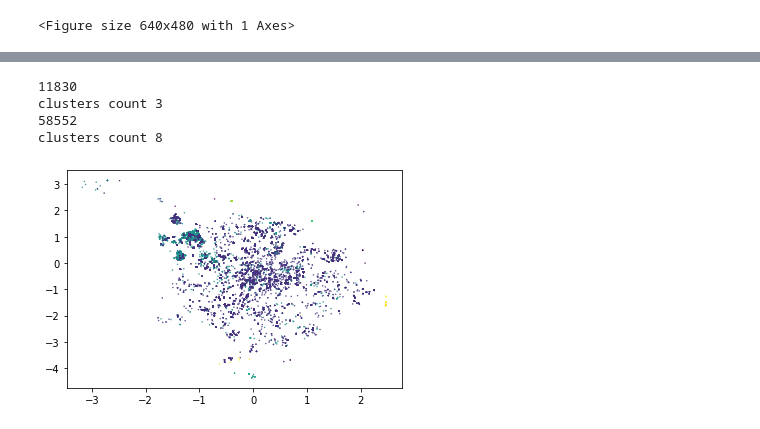
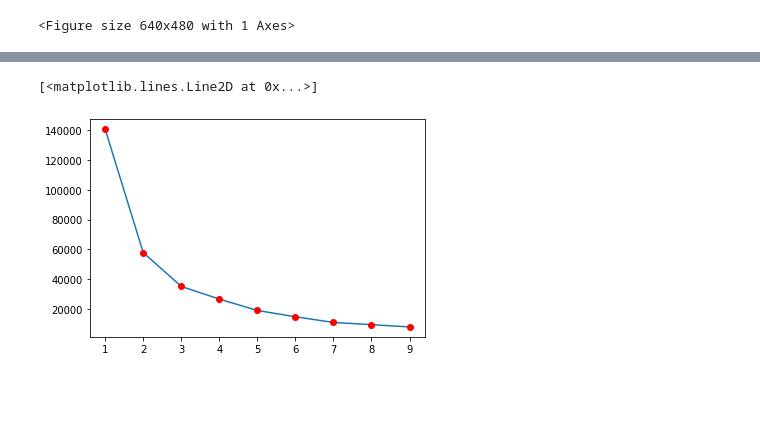
Before and after one commit to just-think/netology_aml, a Jupyter notebook: 5_Clastering/homework/homework clustering.ipynb, the cells around one changed output, grey strips where cells are left out. Saved outputs shown, nothing was run; the diff lists cells and outputs as text; code cells hidden in the pictures; blank space fills up the shorter version.

```diff
--- a/5_Clastering/homework/homework clustering.ipynb
+++ b/5_Clastering/homework/homework clustering.ipynb
@@ -43 +46,3 @@ plt.show()
+# %%
+X = df[['x','y']]
 # %%
@@ -58,17 +52,16 @@ plt.scatter(X_scaled[:,0], X_scaled[:,1], [0.2 for s in range(len(df))], cluster
-# %%
-positive_X = X[df.comment_class == 1]
-negative_X = X[df.comment_class == -1]
-
-for _X in (positive_X, negative_X):
-    _X_scaled = scaler.transform(_X)
-    clusters = DBSCAN(0.3).fit_predict(_X_scaled)
-    plt.scatter(_X_scaled[:,0], _X_scaled[:,1], [0.2 for s in range(len(_X_scaled))], clusters)
-    print(len(_X_scaled))
-    print(f"clusters count {len(pd.DataFrame(clusters)[0].unique())}")
-plt.show()
-# %% [output]
-11830
-clusters count 3
-58552
-clusters count 8
-[figure, removed]
+# %%
+from sklearn.cluster import KMeans
+
+k_inertia = []
+ks = range(1,10)
+
+for k in ks:
+    clf_kmeans = KMeans(n_clusters=k)
+    clusters_kmeans = clf_kmeans.fit_predict(X_scaled, )
+    k_inertia.append(clf_kmeans.inertia_)
+# %%
+plt.plot(ks, k_inertia)
+plt.plot(ks, k_inertia ,'ro')
+# %% [output]
+[<matplotlib.lines.Line2D at 0x...>]
+[figure, added]
```
Also changed, not shown: parts of 22 cells of this notebook, 3 other files.
